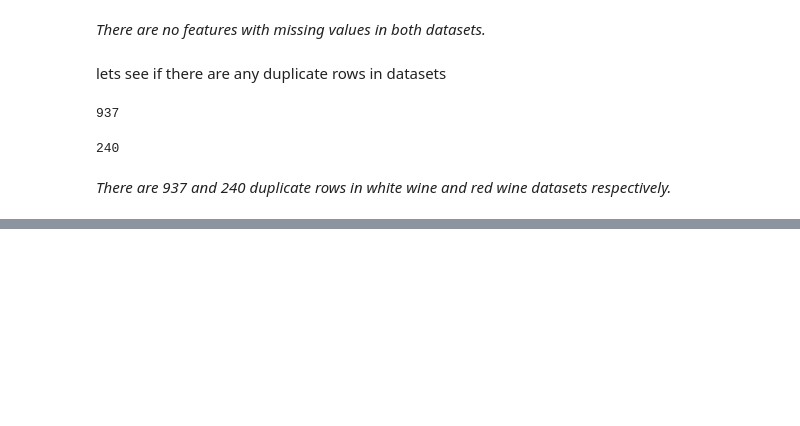
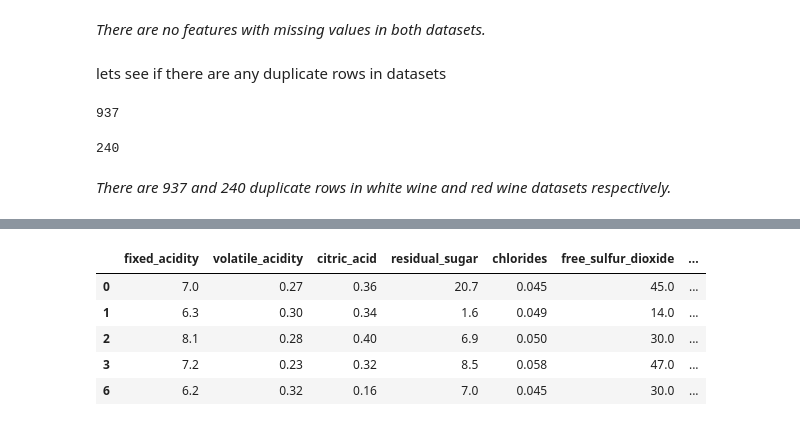
Before and after one commit to Shivam-106/Investigate-Wine-Quality-DataSet, a Jupyter notebook: investigate-wine-quality-dataset.ipynb, the cells around one changed output, grey strips where cells are left out. Drawn from its saved outputs; the diff is of its cells as text; code cells hidden in the pictures; blank space fills up the shorter version.

```diff
--- a/investigate-wine-quality-dataset.ipynb
+++ b/investigate-wine-quality-dataset.ipynb
@@ -196,0 +250,13 @@ red_df.duplicated().sum()
+# %%
+# add array to white dataframe
+white_df['color'] = color_white
+
+# confirm changes
+white_df.head()
+# %% [output]
+|  | fixed_acidity | volatile_acidity | citric_acid | residual_sugar | chlorides | free_sulfur_dioxide | ... |
+| 0 | 7.0 | 0.27 | 0.36 | 20.7 | 0.045 | 45.0 | ... |
+| 1 | 6.3 | 0.30 | 0.34 | 1.6 | 0.049 | 14.0 | ... |
+| 2 | 8.1 | 0.28 | 0.40 | 6.9 | 0.050 | 30.0 | ... |
+| 3 | 7.2 | 0.23 | 0.32 | 8.5 | 0.058 | 47.0 | ... |
+| 6 | 6.2 | 0.32 | 0.16 | 7.0 | 0.045 | 30.0 | ... |
```
Also changed, not shown: parts of 20 cells of this notebook.
